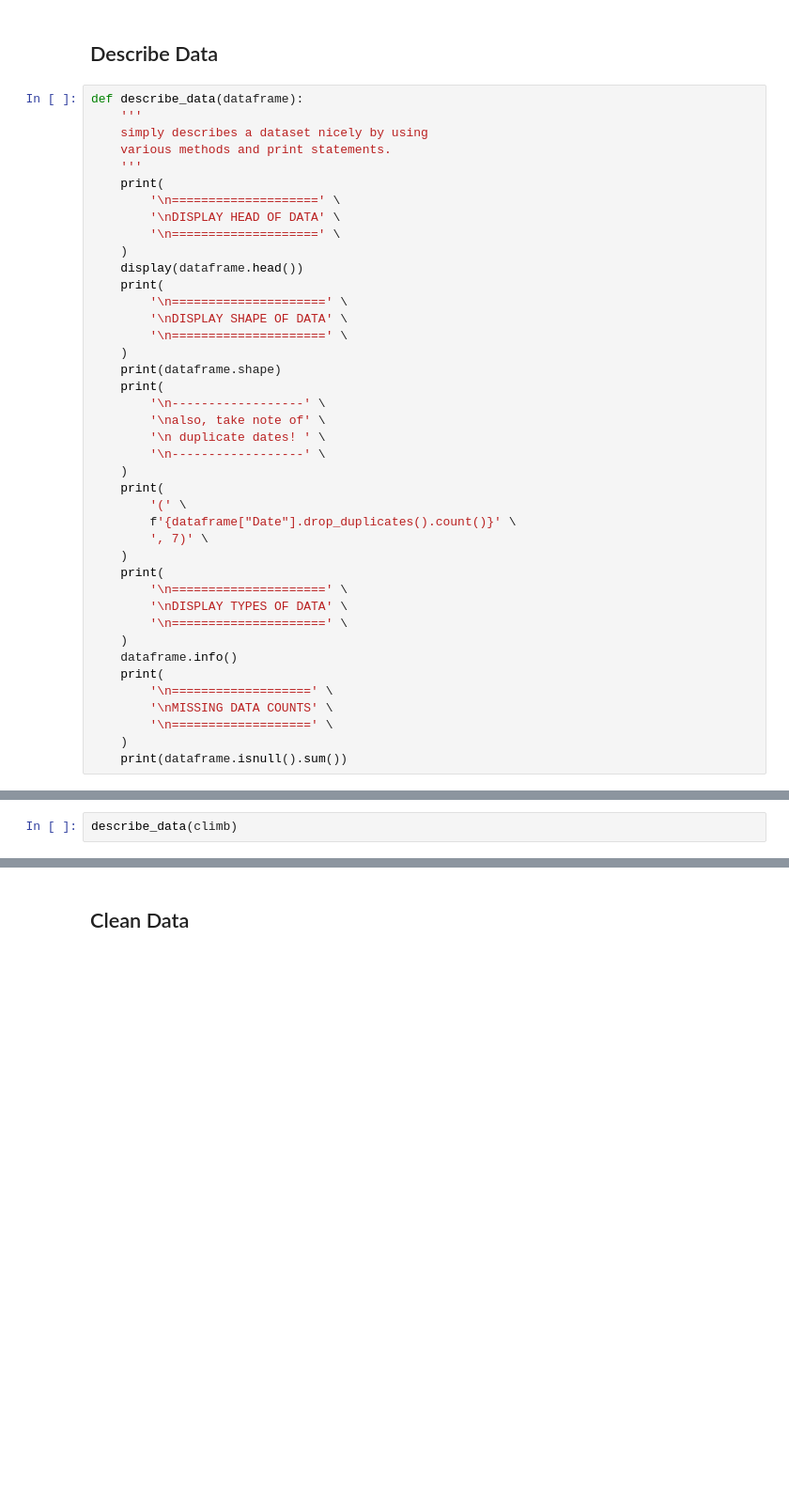
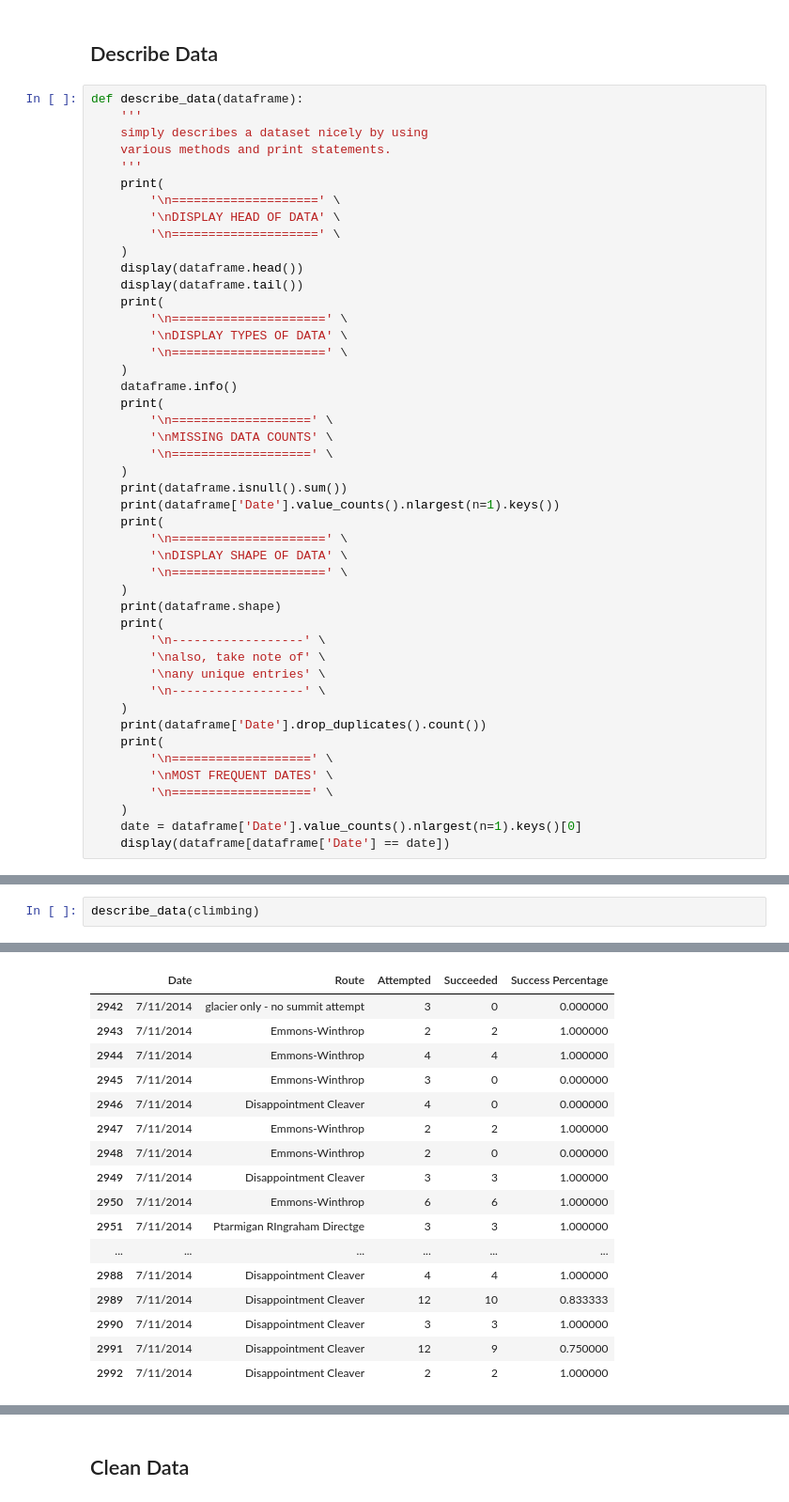
Before and after one commit to noltron000-coursework/mount-rainier, a Jupyter notebook: source/mount_rainier.ipynb, the cells around one changed output, grey strips where cells are left out. Shown at 94% size. Cells and saved outputs as stored; diff of their text form; blank space fills up the shorter version.

```diff
--- a/source/mount_rainier.ipynb
+++ b/source/mount_rainier.ipynb
@@ -30,23 +47,7 @@ def describe_data(dataframe):
 		'\n====================' \
 	)
 	display(dataframe.head())
-	print(
-		'\n=====================' \
-		'\nDISPLAY SHAPE OF DATA' \
-		'\n=====================' \
-	)
-	print(dataframe.shape)
-	print(
-		'\n------------------' \
-		'\nalso, take note of' \
-		'\n duplicate dates! ' \
-		'\n------------------' \
-	)
-	print(
-		'(' \
-		f'{dataframe["Date"].drop_duplicates().count()}' \
-		', 7)' \
-	)
+	display(dataframe.tail())
 	print(
 		'\n=====================' \
 		'\nDISPLAY TYPES OF DATA' \
@@ -59,6 +60,27 @@ def describe_data(dataframe):
 		'\n===================' \
 	)
 	print(dataframe.isnull().sum())
+	print(dataframe['Date'].value_counts().nlargest(n=1).keys())
+	print(
+		'\n=====================' \
+		'\nDISPLAY SHAPE OF DATA' \
+		'\n=====================' \
+	)
+	print(dataframe.shape)
+	print(
+		'\n------------------' \
+		'\nalso, take note of' \
+		'\nany unique entries' \
+		'\n------------------' \
+	)
+	print(dataframe['Date'].drop_duplicates().count())
+	print(
+		'\n===================' \
+		'\nMOST FREQUENT DATES' \
+		'\n===================' \
+	)
+	date = dataframe['Date'].value_counts().nlargest(n=1).keys()[0]
+	display(dataframe[dataframe['Date'] == date])
 # %%
 describe_data(weather)
 # %% [output]
@@ -91,5 +121,5 @@ dtype: int64
 # %%
-describe_data(climb)
+describe_data(climbing)
 # %% [output]
 ====================
 DISPLAY HEAD OF DATA
@@ -119,0 +156,17 @@ dtype: int64
+|  | Date | Route | Attempted | Succeeded | Success Percentage |
+| 2942 | 7/11/2014 | glacier only - no summit attempt | 3 | 0 | 0.000000 |
+| 2943 | 7/11/2014 | Emmons-Winthrop | 2 | 2 | 1.000000 |
+| 2944 | 7/11/2014 | Emmons-Winthrop | 4 | 4 | 1.000000 |
+| 2945 | 7/11/2014 | Emmons-Winthrop | 3 | 0 | 0.000000 |
+| 2946 | 7/11/2014 | Disappointment Cleaver | 4 | 0 | 0.000000 |
+| 2947 | 7/11/2014 | Emmons-Winthrop | 2 | 2 | 1.000000 |
+| 2948 | 7/11/2014 | Emmons-Winthrop | 2 | 0 | 0.000000 |
+| 2949 | 7/11/2014 | Disappointment Cleaver | 3 | 3 | 1.000000 |
+| 2950 | 7/11/2014 | Emmons-Winthrop | 6 | 6 | 1.000000 |
+| 2951 | 7/11/2014 | Ptarmigan RIngraham Directge | 3 | 3 | 1.000000 |
+| ... | ... | ... | ... | ... | ... |
+| 2988 | 7/11/2014 | Disappointment Cleaver | 4 | 4 | 1.000000 |
+| 2989 | 7/11/2014 | Disappointment Cleaver | 12 | 10 | 0.833333 |
+| 2990 | 7/11/2014 | Disappointment Cleaver | 3 | 3 | 1.000000 |
+| 2991 | 7/11/2014 | Disappointment Cleaver | 12 | 9 | 0.750000 |
+| 2992 | 7/11/2014 | Disappointment Cleaver | 2 | 2 | 1.000000 |
```
Also changed, not shown: parts of 27 cells of this notebook.
